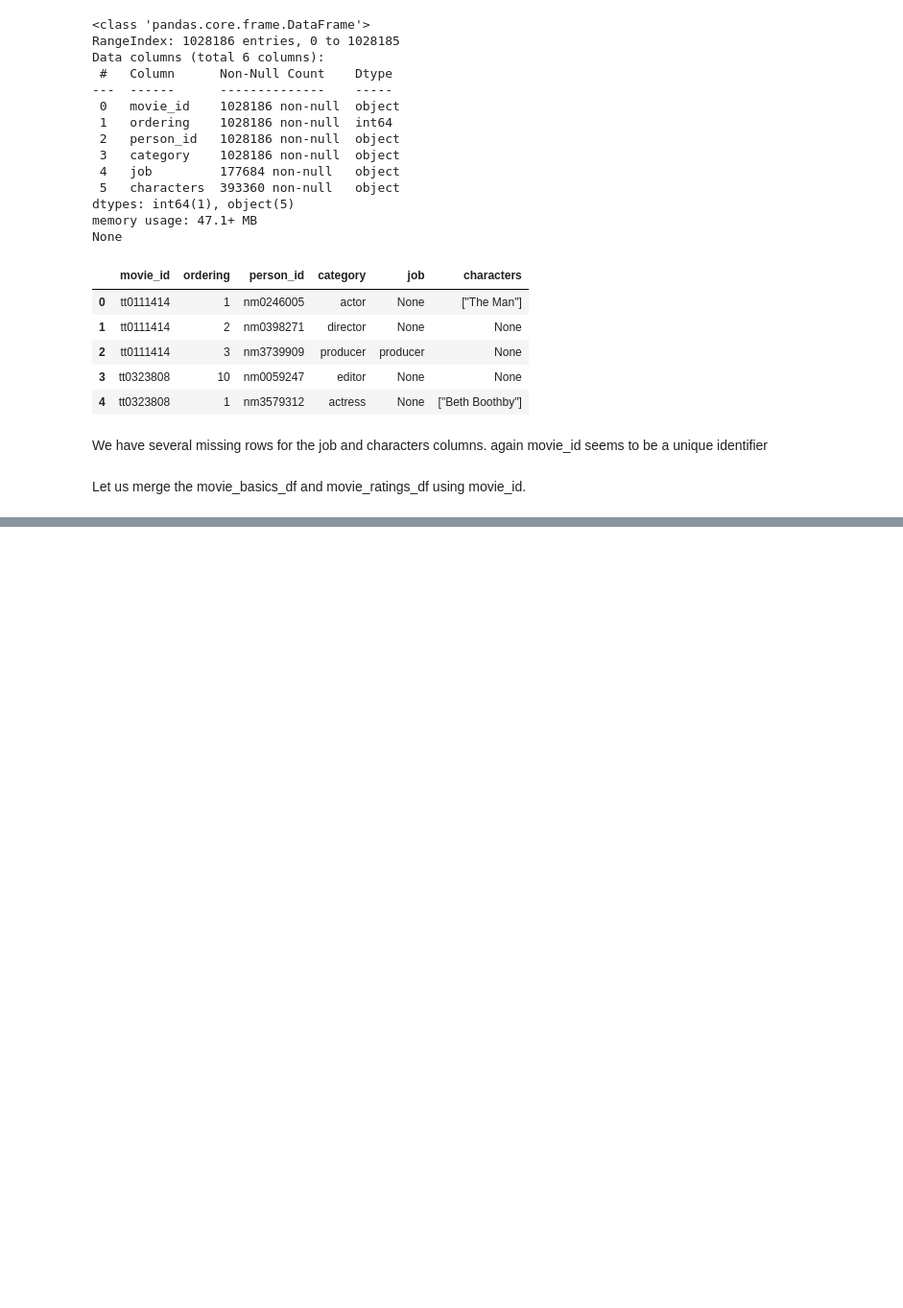
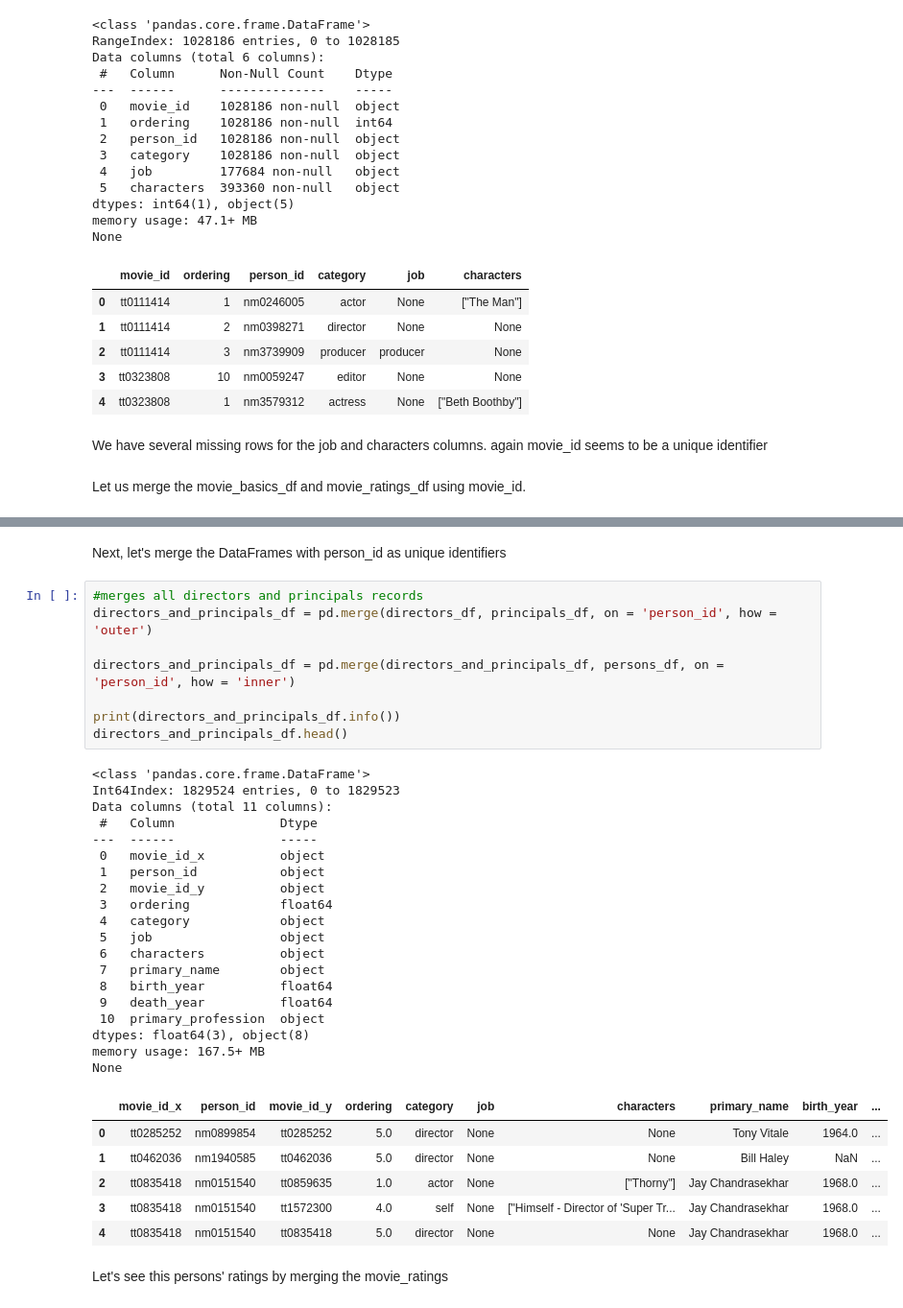
Before and after one commit to MMJGGR/Phase_1_Project, a Jupyter notebook: index.ipynb, the cells around one changed output, grey strips where cells are left out. Shown at 96% size. Saved outputs shown, nothing was run; the diff lists cells and outputs as text; blank space fills up the shorter version.

Commit message:
additional df merges and cleanup

```diff
--- a/index.ipynb
+++ b/index.ipynb
@@ -429,0 +435,38 @@ We can fill the missing values in the column run_time with the median run_time
+# %% [markdown]
+Next, let's merge the DataFrames with person_id as unique identifiers
+# %%
+#merges all directors and principals records
+directors_and_principals_df = pd.merge(directors_df, principals_df, on = 'person_id', how = 'outer')
+
+directors_and_principals_df = pd.merge(directors_and_principals_df, persons_df, on = 'person_id', how = 'inner')
+
+print(directors_and_principals_df.info())
+directors_and_principals_df.head()
+# %% [output]
+<class 'pandas.core.frame.DataFrame'>
+Int64Index: 1829524 entries, 0 to 1829523
+Data columns (total 11 columns):
+ #   Column              Dtype
+---  ------              -----
+ 0   movie_id_x          object
+ 1   person_id           object
+ 2   movie_id_y          object
+ 3   ordering            float64
+ 4   category            object
+ 5   job                 object
+ 6   characters          object
+ 7   primary_name        object
+ 8   birth_year          float64
+ 9   death_year          float64
+ 10  primary_profession  object
+dtypes: float64(3), object(8)
+memory usage: 167.5+ MB
+None
+|  | movie_id_x | person_id | movie_id_y | ordering | category | job | characters | primary_name | birth_year | ... |
+| 0 | tt0285252 | nm0899854 | tt0285252 | 5.0 | director | None | None | Tony Vitale | 1964.0 | ... |
+| 1 | tt0462036 | nm1940585 | tt0462036 | 5.0 | director | None | None | Bill Haley | NaN | ... |
+| 2 | tt0835418 | nm0151540 | tt0859635 | 1.0 | actor | None | ["Thorny"] | Jay Chandrasekhar | 1968.0 | ... |
+| 3 | tt0835418 | nm0151540 | tt1572300 | 4.0 | self | None | ["Himself - Director of 'Super Tr... | Jay Chandrasekhar | 1968.0 | ... |
+| 4 | tt0835418 | nm0151540 | tt0835418 | 5.0 | director | None | None | Jay Chandrasekhar | 1968.0 | ... |
+# %% [markdown]
+Let's see this persons' ratings by merging the movie_ratings
```
Also changed, not shown: parts of 5 cells of this notebook.
